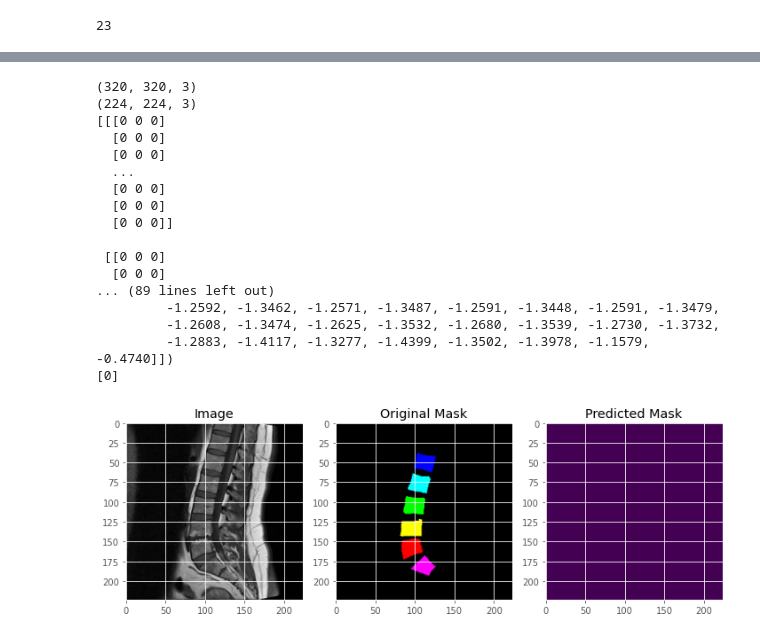
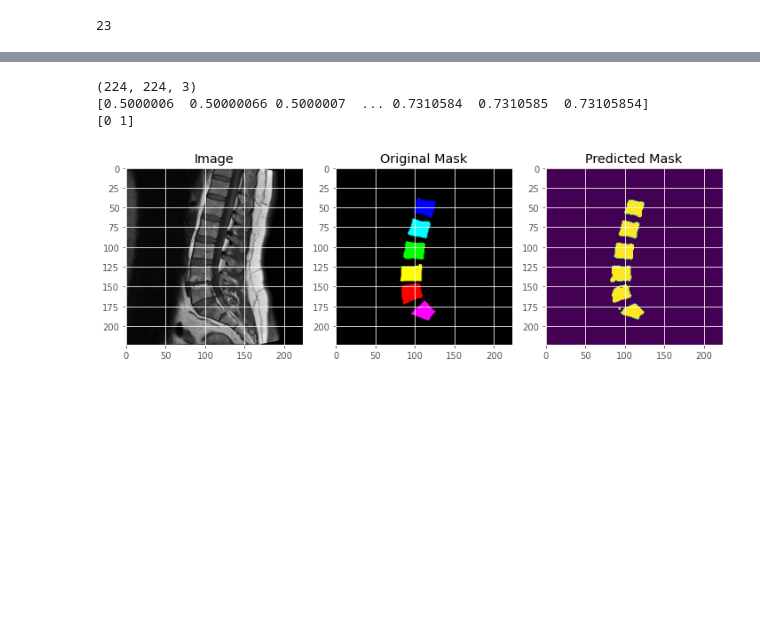
Before and after one commit to easoplee/spine_segmentation, a Jupyter notebook: lumbar_spine_binary.ipynb, the cells around one changed output, grey strips where cells are left out. Drawn from its saved outputs; the diff is of its cells as text; code cells hidden in the pictures; blank space fills up the shorter version.

```diff
--- a/lumbar_spine_binary.ipynb
+++ b/lumbar_spine_binary.ipynb
@@ -366,3 +412,9 @@ val_y = shape: torch.Size([20, 224, 224])
 3
 # %% [markdown]
 ## 2D U-Net Architecture
+# %%
+import torch
+model = torch.hub.load('mateuszbuda/brain-segmentation-pytorch', 'unet',
+    in_channels=3, out_channels=1, init_features=32, pretrained=True)
+model = model.to(config.DEVICE)
+summary(model, input_size=(3, 224, 224))
@@ -429,3 +504,2 @@ class UNET(nn.Module):
 # %%
-model = UNET(in_channels=3, classes=2).to(config.DEVICE)
-model
+#model = UNET(in_channels=3, classes=2).to(config.DEVICE)
@@ -470,6 +508,7 @@ Estimated Total Size (MB): 644.18
 # %%
 optimizer = torch.optim.Adam(model.parameters(), lr=config.LEARNING_RATE)
-loss_function = nn.CrossEntropyLoss()
+#loss_function = nn.CrossEntropyLoss()
+loss_function = nn.BCEWithLogitsLoss()
 
 # calculate steps per epoch for training and test set
 trainSteps = len(train) // config.BATCH_SIZE
@@ -494,10 +533,11 @@ for e in tqdm(range(config.NUM_EPOCHS)):
   for (i, (x, y)) in enumerate(train_dataloader):
 		# send the input to the device
     (x, y) = (x.type(torch.cuda.FloatTensor).to(config.DEVICE), y.to(config.DEVICE))
+    print(x.shape)
 		# perform a forward pass and calculate the training loss
     pred = model(x)
     print(pred.shape)
-    loss = loss_function(pred, y)
+    loss = loss_function(pred, y.float())
 		# first, zero out any previously accumulated gradients, then
 		# perform backpropagation, and then update model parameters
     optimizer.zero_grad()
@@ -515,7 +555,7 @@ for e in tqdm(range(config.NUM_EPOCHS)):
       (x, y) = (x.type(torch.cuda.FloatTensor).to(config.DEVICE), y.to(config.DEVICE))
 			# make the predictions and calculate the validation loss
       pred = model(x)
-      totalTestLoss += loss_function(pred, y)
+      totalTestLoss += loss_function(pred, y.float())
 	# calculate the average training and validation loss
   avgTrainLoss = totalTrainLoss / trainSteps
   avgTestLoss = totalTestLoss / testSteps
@@ -677,53 +717,48 @@ from skimage import segmentation
 with torch.no_grad():
   image = cv2.imread(ex_img_dir)
   image = cv2.cvtColor(image, cv2.COLOR_BGR2RGB)
   image = image.astype("float32") / 255.0
-  print(image.shape)
+  #print(image.shape)
   image = cv2.resize(image, (config.INPUT_IMAGE_WIDTH, config.INPUT_IMAGE_HEIGHT))
   print(image.shape)
   orig = image.copy()
 
   gtMask = cv2.imread(ex_label_dir)
+  #print(gtMask)
   gtMask = cv2.resize(gtMask, (config.INPUT_IMAGE_WIDTH, config.INPUT_IMAGE_HEIGHT))
-  print(gtMask)
+  #print(gtMask)
   gt_Mask_t = torch.tensor(gtMask)
 
   image = np.transpose(image, (2, 0, 1))
   image = np.expand_dims(image, 0)
   image = torch.from_numpy(image).to(config.DEVICE)
   # make the prediction, pass the results through the sigmoid
   # function, and convert the result to a NumPy array
   predMask = model(image)
-  print((predMask.detach().cpu())[:,0,:,100])
-  print((predMask.detach().cpu())[:,1,:,100])
-  predMask = torch.argmax(predMask, 1).detach().cpu().squeeze()
+
+  #print((predMask.detach().cpu())[:,0,:,100])
+  #print((predMask.detach().cpu())[:,1,:,100])
+  #predMask = torch.argmax(predMask, 1).detach().cpu().squeeze()
+  predMask = torch.sigmoid(predMask)
+  predMask = predMask.cpu().numpy()
+		# filter out the weak predictions and convert them to integers
+  print(np.unique(predMask))
+  predMask = (predMask > config.THRESHOLD) * 255/255
+  predMask = predMask.astype(np.uint8)
+	#predMask_np = torch.tensor(predMask)
 
   print(np.unique(predMask))
 
   #predMask = torch.sigmoid(predMask)
   #predMask = predMask.cpu().numpy()
   # filter out the weak predictions and convert them to integers
   # predMask = predMask.astype(np.uint8)
   # predMask = torch.tensor(predMask)
   # predMask = torch.argmax(predMask, dim=1)
 
-  prepare_plot(orig, gtMask, predMask)
+  prepare_plot(orig, gtMask, predMask[0,0,:,:])
 # %% [output]
-(320, 320, 3)
 (224, 224, 3)
-[[[0 0 0]
-  [0 0 0]
-  [0 0 0]
-  ...
-  [0 0 0]
-  [0 0 0]
-  [0 0 0]]
-
- [[0 0 0]
-  [0 0 0]
-... (89 lines left out)
-         -1.2592, -1.3462, -1.2571, -1.3487, -1.2591, -1.3448, -1.2591, -1.3479,
-         -1.2608, -1.3474, -1.2625, -1.3532, -1.2680, -1.3539, -1.2730, -1.3732,
-         -1.2883, -1.4117, -1.3277, -1.4399, -1.3502, -1.3978, -1.1579, -0.4740]])
-[0]
+[0.5000006  0.50000066 0.5000007  ... 0.7310584  0.7310585  0.73105854]
+[0 1]
-[figure, old version]
+[figure, new version]
```
Also changed, not shown: parts of 15 cells of this notebook.
